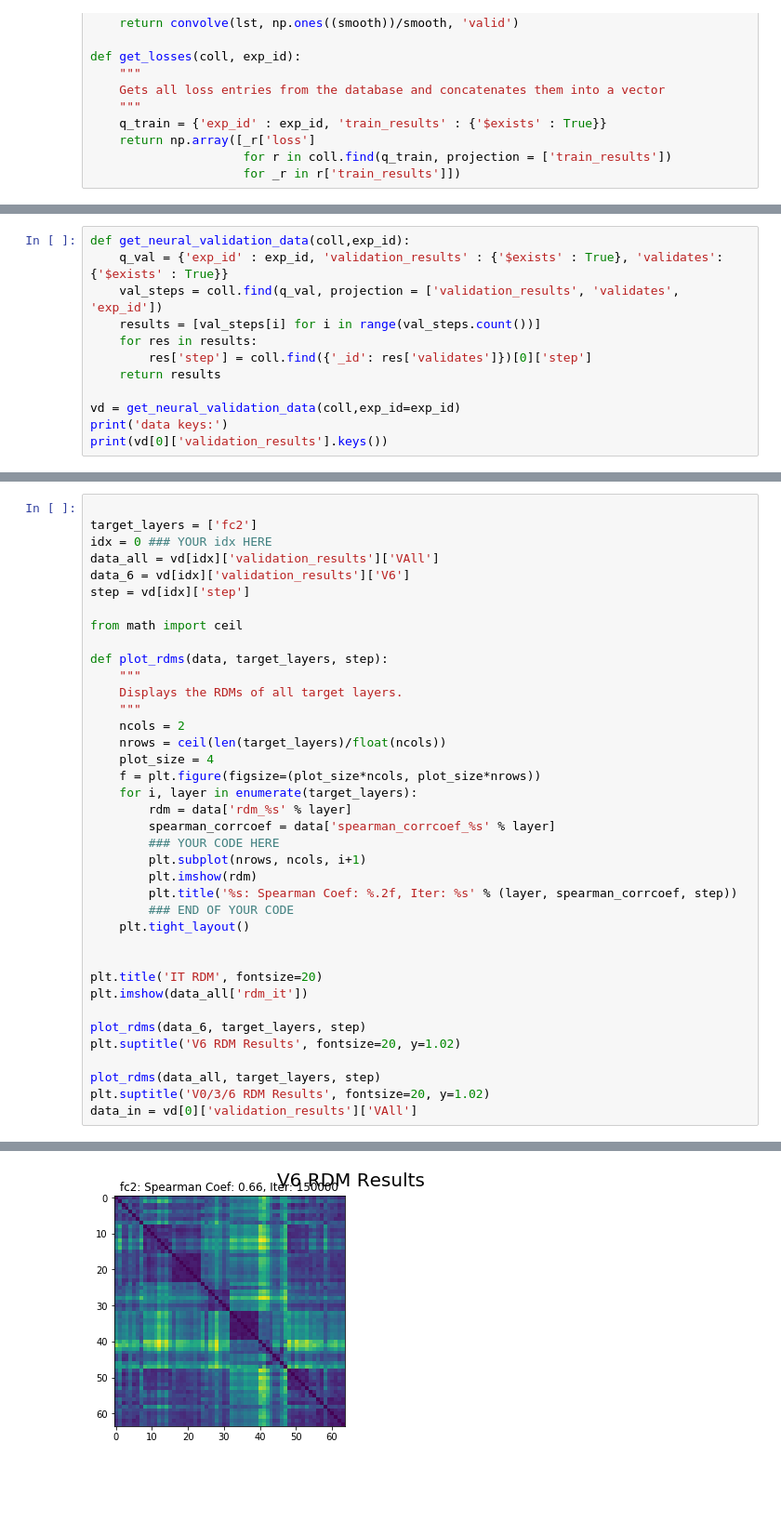
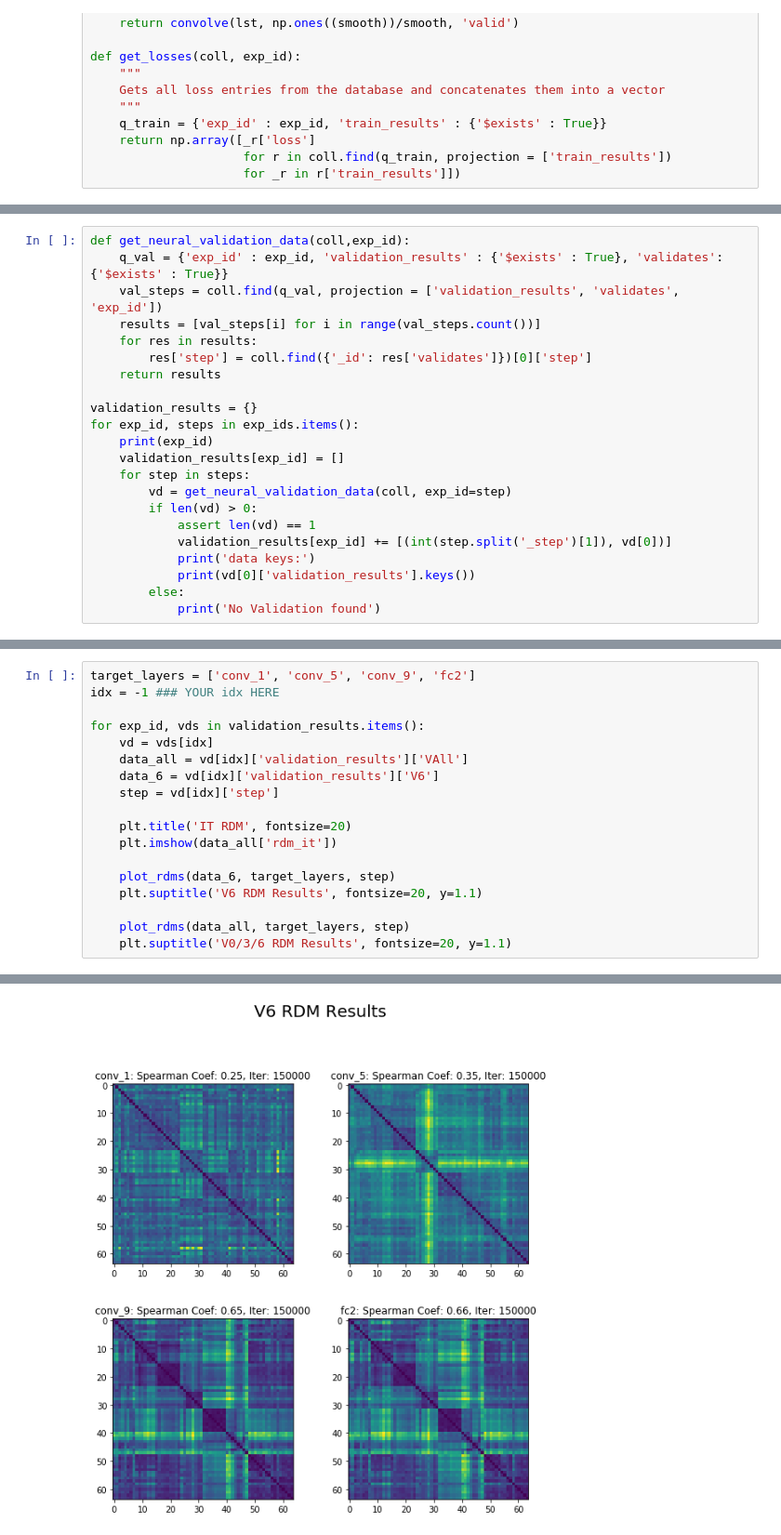
Before and after one commit to IanEisenberg/cs375, a Jupyter notebook: final_project/Final_test_env.ipynb, the cells around one changed output, grey strips where cells are left out. Shown: that part at 93% size. Saved outputs shown, nothing was run; the diff lists cells and outputs as text; blank space fills up the shorter version.

```diff
--- a/final_project/Final_test_env.ipynb
+++ b/final_project/Final_test_env.ipynb
@@ -112,7 +73,17 @@ def get_neural_validation_data(coll,exp_id):
         res['step'] = coll.find({'_id': res['validates']})[0]['step']
     return results
 
-vd = get_neural_validation_data(coll,exp_id=exp_id)
-print('data keys:')
-print(vd[0]['validation_results'].keys())
+validation_results = {}
+for exp_id, steps in exp_ids.items():
+    print(exp_id)
+    validation_results[exp_id] = []
+    for step in steps:
+        vd = get_neural_validation_data(coll, exp_id=step)
+        if len(vd) > 0:
+            assert len(vd) == 1
+            validation_results[exp_id] += [(int(step.split('_step')[1]), vd[0])]
+            print('data keys:')
+            print(vd[0]['validation_results'].keys())
+        else:
+            print('No Validation found')
 # %% [output]
@@ -121,41 +168,21 @@ data keys:
 # %%
+target_layers = ['conv_1', 'conv_5', 'conv_9', 'fc2']
+idx = -1 ### YOUR idx HERE
 
-target_layers = ['fc2']
-idx = 0 ### YOUR idx HERE
-data_all = vd[idx]['validation_results']['VAll']
-data_6 = vd[idx]['validation_results']['V6']
-step = vd[idx]['step']
+for exp_id, vds in validation_results.items():
+    vd = vds[idx]
+    data_all = vd[idx]['validation_results']['VAll']
+    data_6 = vd[idx]['validation_results']['V6']
+    step = vd[idx]['step']
 
-from math import ceil
+    plt.title('IT RDM', fontsize=20)
+    plt.imshow(data_all['rdm_it'])
 
-def plot_rdms(data, target_layers, step):
-    """
-    Displays the RDMs of all target layers.
-    """
-    ncols = 2
-    nrows = ceil(len(target_layers)/float(ncols))
-    plot_size = 4
-    f = plt.figure(figsize=(plot_size*ncols, plot_size*nrows))
-    for i, layer in enumerate(target_layers):
-        rdm = data['rdm_%s' % layer]
-        spearman_corrcoef = data['spearman_corrcoef_%s' % layer]
-        ### YOUR CODE HERE
-        plt.subplot(nrows, ncols, i+1)
-        plt.imshow(rdm)
-        plt.title('%s: Spearman Coef: %.2f, Iter: %s' % (layer, spearman_corrcoef, step))
-        ### END OF YOUR CODE
-    plt.tight_layout()
+    plot_rdms(data_6, target_layers, step)
+    plt.suptitle('V6 RDM Results', fontsize=20, y=1.1)
 
-
-plt.title('IT RDM', fontsize=20)
-plt.imshow(data_all['rdm_it'])
-
-plot_rdms(data_6, target_layers, step)
-plt.suptitle('V6 RDM Results', fontsize=20, y=1.02)
-
-plot_rdms(data_all, target_layers, step)
-plt.suptitle('V0/3/6 RDM Results', fontsize=20, y=1.02)
-data_in = vd[0]['validation_results']['VAll']
+    plot_rdms(data_all, target_layers, step)
+    plt.suptitle('V0/3/6 RDM Results', fontsize=20, y=1.1)
 # %% [output]
 [figure]
-[figure, old version]
+[figure, new version]
```
Also changed, not shown: parts of 13 cells of this notebook, 1 other file.
